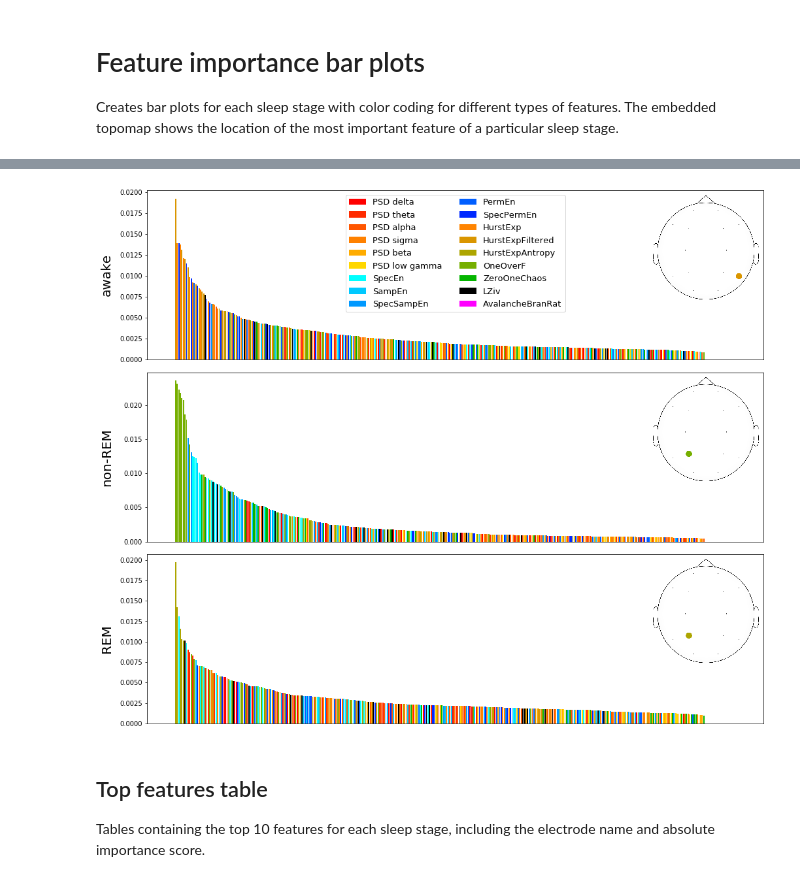
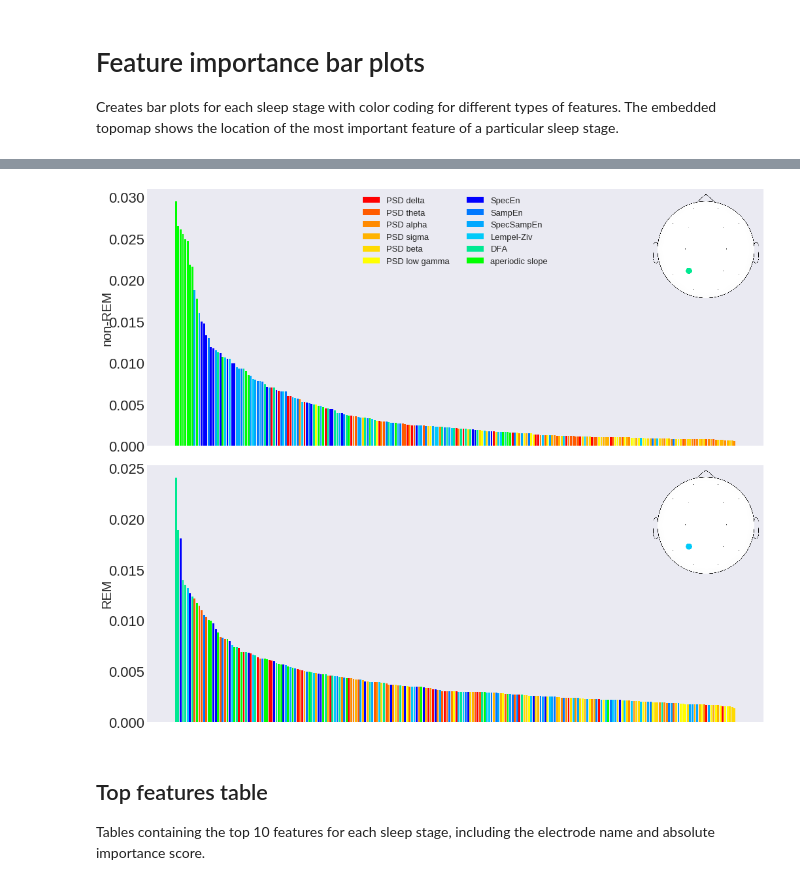
Before and after one commit to PhilippThoelke/caffeine-sleep, a Jupyter notebook: multiFeatureML/MultiFeatureML-Figures.ipynb, the cells around one changed output, grey strips where cells are left out. Cells and saved outputs as stored; diff of their text form; code cells hidden in the pictures.

Commit message:
Finalize figures

```diff
--- a/multiFeatureML/MultiFeatureML-Figures.ipynb
+++ b/multiFeatureML/MultiFeatureML-Figures.ipynb
@@ -5,15 +5,18 @@ import numpy as np
 import pandas as pd
 from scipy import io
 from mne import viz, stats
-from matplotlib import colors, gridspec, offsetbox, pyplot as plt
+from matplotlib import colors, cm, gridspec, offsetbox, pyplot as plt
 from IPython.display import display
+
+plt.style.use("seaborn-dark")
+plt.rcParams.update({"xtick.labelsize": 22, "ytick.labelsize": 22})
 # %%
 CAF_DOSE = 200
 SIGNIFICANT_P = 0.05
 AGE_GROUP = 0 # -1: all, 0: up to age 30, 1: from age 30
 
 PROJECT_PATH = '../data' # path to where the EEG sensor position file is stored
-RESULTS_PATH = '../results'
+RESULTS_PATH = '../results/final/'
 FIGURE_PATH = '../figures'
 MODEL_DIR = f"multiML{CAF_DOSE}" # f"multiML{CAF_DOSE}" or f"logisticRegression{CAF_DOSE}"
 TWO_SIDED_IMPORTANCES = False # set to true for logistic regression, false for random forest
@@ -62,4 +65,5 @@ for stage in STAGES:
     score_means[stage] = np.mean(scores[stage])
     score_stds[stage] = np.std(scores[stage])
 
-FEATURES = list(dict.fromkeys(map(lambda f: f.split("-")[0], feature_names[STAGES[0]])))
+FEATURES = ["PSD_delta", "PSD_theta", "PSD_alpha", "PSD_sigma", "PSD_beta", "PSD_low gamma",
+            "SpecShanEn", "SampEn", "SpecSampEn", "LZiv", "DFA", "OneOverF"]
@@ -89,3 +76,18 @@ feature_colors = {
+# %%
+feature_colors = {
+    'PSD_delta': '#ff0000',
+    'PSD_theta': '#ff5b00',
+    'PSD_alpha': '#ff8a00',
+    'PSD_sigma': '#ffb300',
+    'PSD_beta': '#ffda00',
+    'PSD_low gamma': '#ffff00',
+    'SpecShanEn': '#0000ff',
+    'SampEn': '#0079ff',
+    'SpecSampEn': '#00a8ff',
+    'LZiv': '#00caf9',
+    'DFA': '#00e992',
+    'OneOverF': '#00ff00',
+}
 # %% [markdown]
 ## Decoding accuracy
 # %%
@@ -154,35 +153,35 @@ for stage in STAGES:
 
     # plot bars for each feature
     for category in FEATURES:
         mask = [category in name for name in feature_names[stage][indices]]
         if np.sum(mask) > 0:
-            name = category.replace('_', ' ').replace('Shan', '')
+            name = category.replace('_', ' ').replace('Shan', '').replace("LZiv", "Lempel-Ziv").replace("OneOverF", "aperiodic slope")
 
             # plot bars of current feature
             plt.bar(np.arange(len(indices))[mask],
                     importance_means[stage][indices][mask],
                     label=name,
                     color=feature_colors[category])
 
     # insert topomap with location of most important feature
     imgbox = offsetbox.OffsetImage(plt.imread(f"/tmp/feature_pos_{stage}.png"), zoom=0.15)
     annotbox = offsetbox.AnnotationBbox(imgbox, (1, 1), xycoords="axes fraction",
                                         box_alignment=(1, 1), frameon=False)
     plt.gca().add_artist(annotbox)
 
     # remove x ticks
     plt.xticks([])
     # add legend
     if stage == STAGES[0]:
         plt.legend(fontsize=fontsize_small, loc="upper center", ncol=2)
 
 plt.savefig(os.path.join(FIGURE_PATH, f'fig_3-rf-bars'),
             bbox_inches='tight',
             transparent=True,
             dpi=300)
 plt.show()
 # %% [output]
-[figure, old version]
+[figure, new version]
 # %% [markdown]
 ## Top features table
 Tables containing the top 10 features for each sleep stage, including the electrode name and absolute importance score.
```
Also changed, not shown: parts of 10 cells of this notebook, 3 other files.
